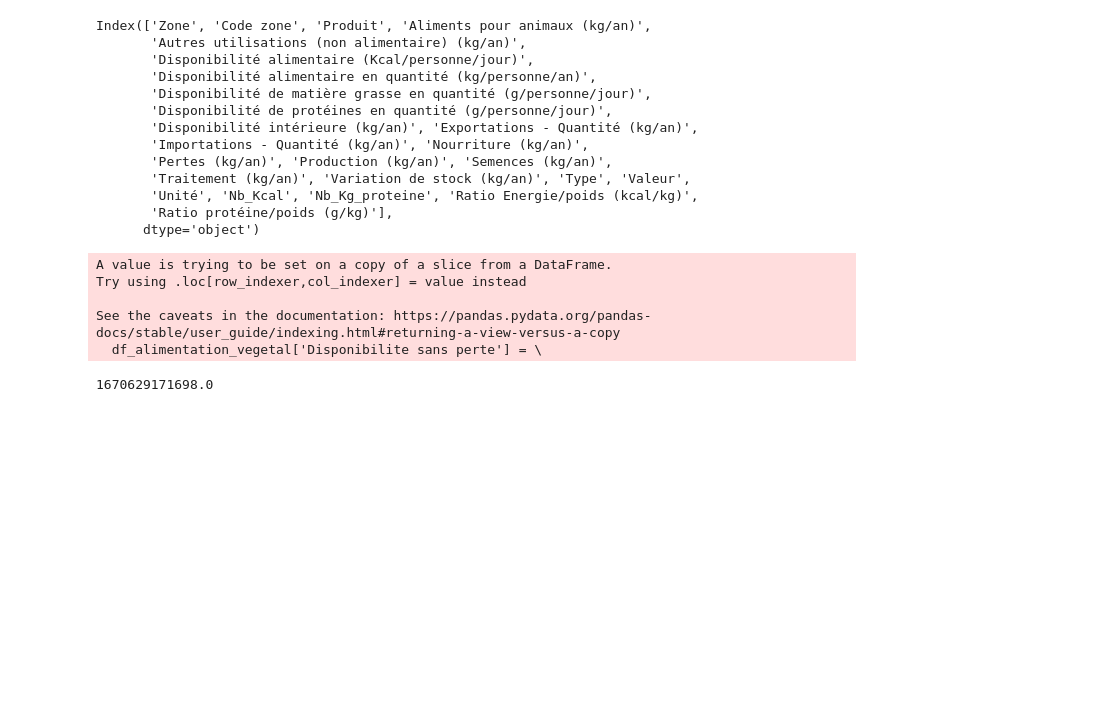
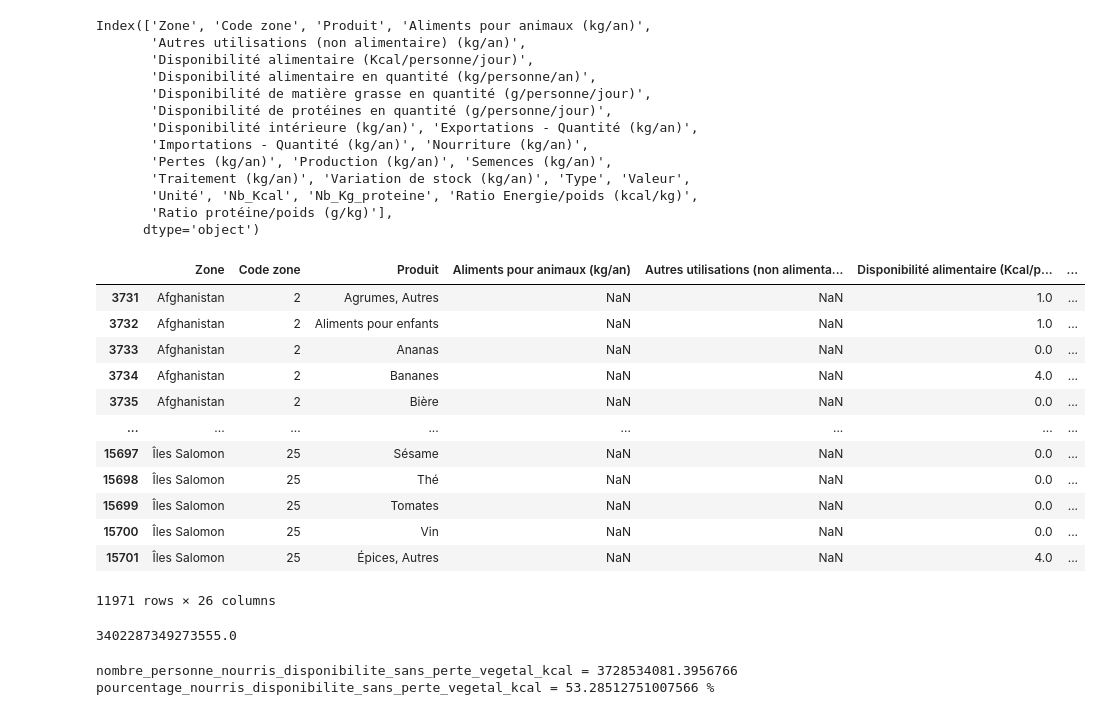
Before and after one commit to boublenza/Formation_OC, a Jupyter notebook: Projet3.ipynb, the cells around one changed output. Saved outputs shown, nothing was run; the diff lists cells and outputs as text; code cells hidden in the pictures; blank space fills up the shorter version.

```diff
--- a/Projet3.ipynb
+++ b/Projet3.ipynb
@@ -540,18 +621,8 @@ Index(['Zone', 'Code zone', 'Produit', 'Aliments pour animaux (kg/an)',
        'Unité', 'Nb_Kcal', 'Nb_Kg_proteine', 'Ratio Energie/poids (kcal/kg)',
        'Ratio protéine/poids (g/kg)'],
       dtype='object')
+# %%
+perte_animaux = (df_alimentation_vegetal.loc[:,'Aliments pour animaux (kg/an)']+df_alimentation_vegetal.loc[:,'Pertes (kg/an)']) \
+                 * df_alimentation_vegetal.loc[:,"Ratio Energie/poids (kcal/kg)"]
 # %%
-df_alimentation_vegetal['Disponibilite sans perte'] = \
-df_alimentation_vegetal["Disponibilité alimentaire (Kcal/personne/jour)"]+ \
-df_alimentation_vegetal['Aliments pour animaux (kg/an)']+ \
-df_alimentation_vegetal['Pertes (kg/an)']
+df_alimentation_vegetal.loc[:,'Disponibilite sans perte'] = perte_animaux + (df_alimentation_vegetal.loc[:,"Disponibilité alimentaire (Kcal/personne/jour)"] * 365)
-# %% [output]
-A value is trying to be set on a copy of a slice from a DataFrame.
-Try using .loc[row_indexer,col_indexer] = value instead
-
-See the caveats in the documentation: https://pandas.pydata.org/pandas-docs/stable/user_guide/indexing.html#returning-a-view-versus-a-copy
-  df_alimentation_vegetal['Disponibilite sans perte'] = \
-# %%
-df_alimentation_vegetal['Disponibilite sans perte'].sum()
-# %% [output]
-1670629171698.0
@@ -557,0 +639,16 @@ df_alimentation_vegetal['Disponibilite sans perte'].sum()
+# %%
+df_alimentation_vegetal
+# %% [output]
+|  | Zone | Code zone | Produit | Aliments pour animaux (kg/an) | Autres utilisations (non alimenta... | Disponibilité alimentaire (Kcal/p... | ... |
+| 3731 | Afghanistan | 2 | Agrumes, Autres | NaN | NaN | 1.0 | ... |
+| 3732 | Afghanistan | 2 | Aliments pour enfants | NaN | NaN | 1.0 | ... |
+| 3733 | Afghanistan | 2 | Ananas | NaN | NaN | 0.0 | ... |
+| 3734 | Afghanistan | 2 | Bananes | NaN | NaN | 4.0 | ... |
+| 3735 | Afghanistan | 2 | Bière | NaN | NaN | 0.0 | ... |
+| ... | ... | ... | ... | ... | ... | ... | ... |
+| 15697 | Îles Salomon | 25 | Sésame | NaN | NaN | 0.0 | ... |
+| 15698 | Îles Salomon | 25 | Thé | NaN | NaN | 0.0 | ... |
+| 15699 | Îles Salomon | 25 | Tomates | NaN | NaN | 0.0 | ... |
+| 15700 | Îles Salomon | 25 | Vin | NaN | NaN | 0.0 | ... |
+| 15701 | Îles Salomon | 25 | Épices, Autres | NaN | NaN | 4.0 | ... |
+11971 rows × 26 columns
@@ -557,0 +657,13 @@ df_alimentation_vegetal['Disponibilite sans perte'].sum()
+# %%
+total_disponibilite_sans_perte_vegetal_kcal = df_disponibilité_sans_perte_kcal[~df_disponibilité_sans_perte_kcal.isin([np.nan, np.inf, -np.inf, 0]).any(1)]['Disponibilite sans perte'].sum()
+total_disponibilite_sans_perte_vegetal_kcal
+# %% [output]
+3402287349273555.0
+# %%
+nombre_personne_nourris_disponibilite_sans_perte_vegetal_kcal =total_disponibilite_sans_perte_vegetal_kcal / (2500 * 365)
+pourcentage_nourris_disponibilite_sans_perte_vegetal_kcal = nombre_personne_nourris_disponibilite_sans_perte_vegetal_kcal *100/nb_population
+print ('nombre_personne_nourris_disponibilite_sans_perte_vegetal_kcal =', nombre_personne_nourris_disponibilite_sans_perte_vegetal_kcal)
+print('pourcentage_nourris_disponibilite_sans_perte_vegetal_kcal =', pourcentage_nourris_disponibilite_sans_perte_vegetal_kcal,'%')
+# %% [output]
+nombre_personne_nourris_disponibilite_sans_perte_vegetal_kcal = 3728534081.3956766
+pourcentage_nourris_disponibilite_sans_perte_vegetal_kcal = 53.28512751007566 %
```
Also changed, not shown: parts of 24 cells of this notebook.
